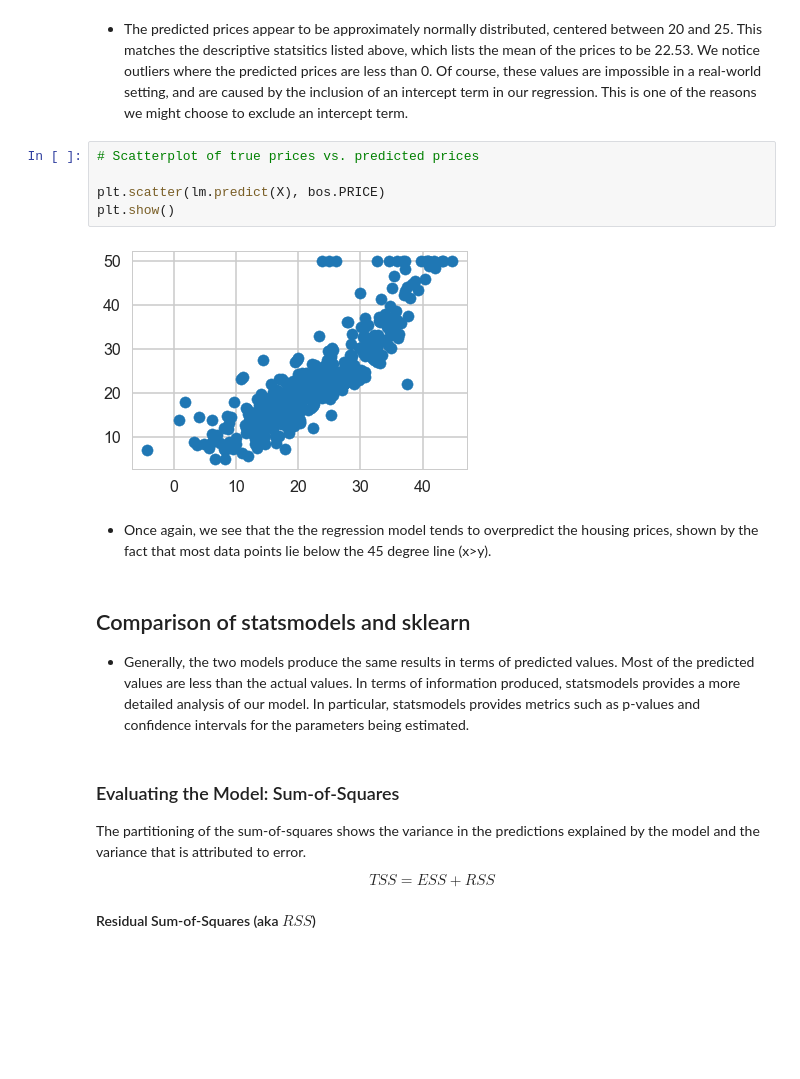
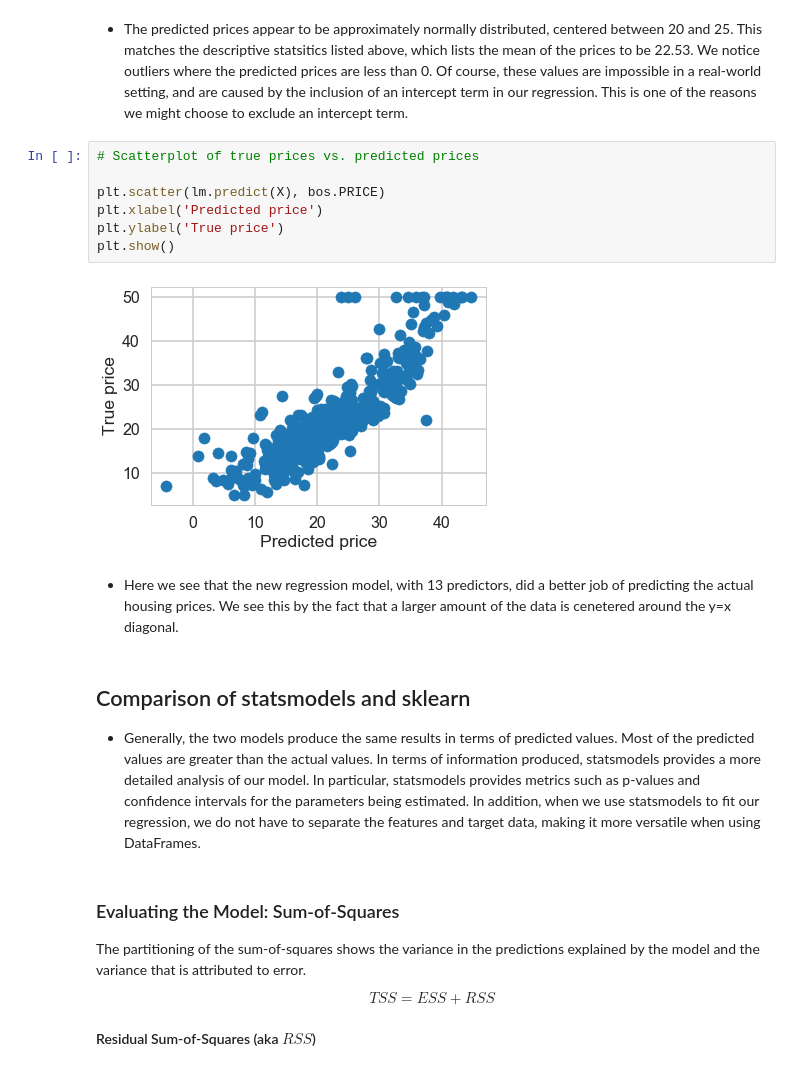
Before and after one commit to taylorcoder/Springboard, a Jupyter notebook: Mini_Project_Linear_Regression.ipynb, the cells around one changed output. Saved outputs shown, nothing was run; the diff lists cells and outputs as text; blank space fills up the shorter version.

Commit message:
'regression'

```diff
--- a/Mini_Project_Linear_Regression.ipynb
+++ b/Mini_Project_Linear_Regression.ipynb
@@ -627,16 +628,18 @@ plt.show()
 # %%
 # Scatterplot of true prices vs. predicted prices
 
 plt.scatter(lm.predict(X), bos.PRICE)
+plt.xlabel('Predicted price')
+plt.ylabel('True price')
 plt.show()
 # %% [output]
-[figure, old version]
+[figure, new version]
 # %% [markdown]
-+ Once again, we see that the the regression model tends to overpredict the housing prices, shown by the fact that most data points lie below the 45 degree line (x>y).
++ Here we see that the new regression model, with 13 predictors, did a better job of predicting the actual housing prices. We see this by the fact that a larger amount of the data is cenetered around the y=x diagonal.
 # %% [markdown]
 ## Comparison of statsmodels and sklearn
 
-+ Generally, the two models produce the same results in terms of predicted values. Most of the predicted values are less than the actual values. In terms of information produced, statsmodels provides a more detailed analysis of our model. In particular, statsmodels provides metrics such as p-values and confidence intervals for the parameters being estimated.
++ Generally, the two models produce the same results in terms of predicted values. Most of the predicted values are greater than the actual values. In terms of information produced, statsmodels provides a more detailed analysis of our model. In particular, statsmodels provides metrics such as p-values and confidence intervals for the parameters being estimated. In addition, when we use statsmodels to fit our regression, we do not have to separate the features and target data, making it more versatile when using DataFrames.
 # %% [markdown]
 ### Evaluating the Model: Sum-of-Squares
 
```
Also changed, not shown: parts of 16 cells of this notebook, 1 other file.
